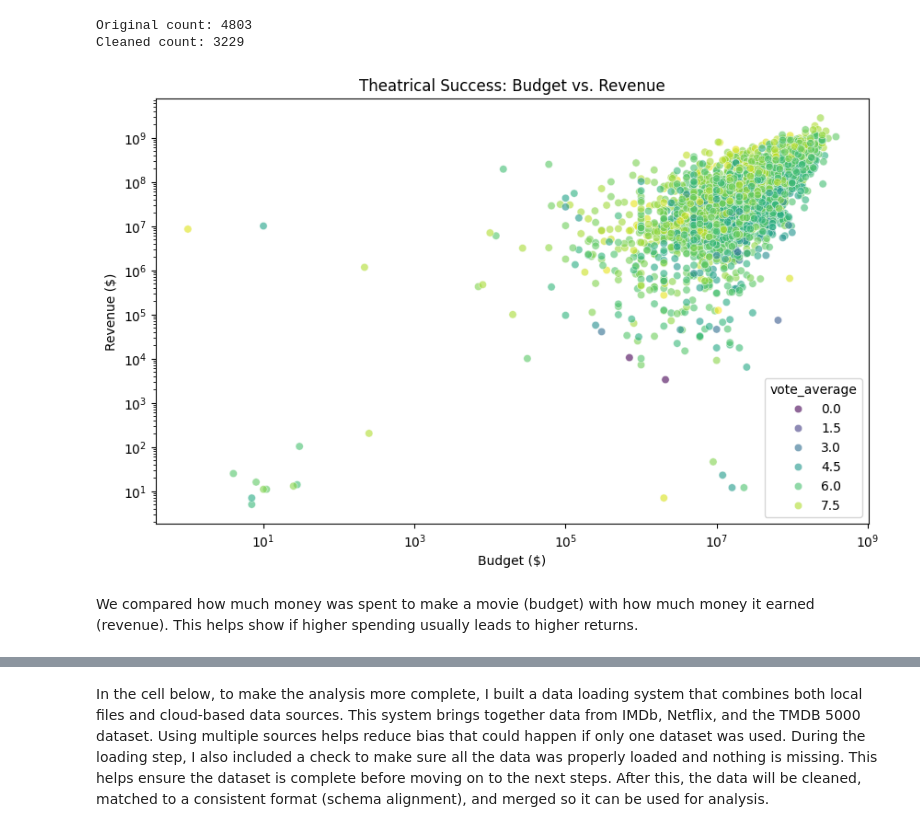
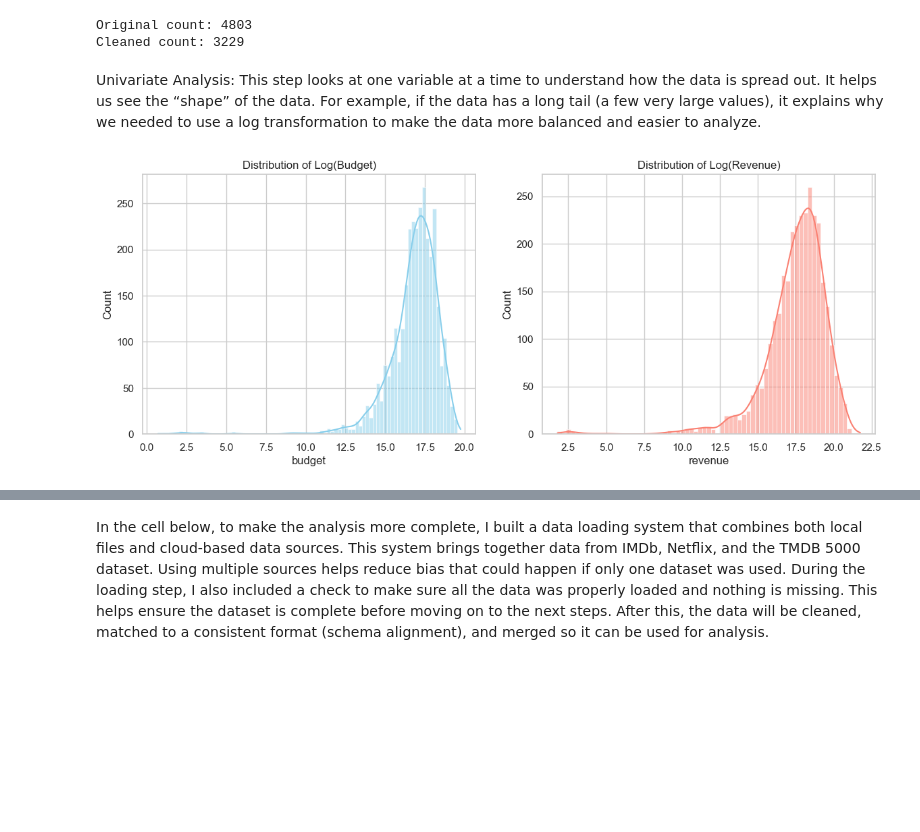
Before and after one commit to IT4063C-Spring26/final-project-ningwaa, a Jupyter notebook: source.ipynb, the cells around one changed output, grey strips where cells are left out. Saved outputs shown, nothing was run; the diff lists cells and outputs as text; code cells hidden in the pictures; blank space fills up the shorter version.

```diff
--- a/source.ipynb
+++ b/source.ipynb
@@ -115,23 +115,26 @@ Original count: 4803
 Cleaned count: 3229
 # %%
 #Exploratory Data Analysis
-# %%
-# This analysis looks at how movie budgets relate to the money they earn. A scatter plot was used to compare multiple variables at the same time:
-# Budget vs. Revenue (Main Relationship):
-
-# import seaborn as sns
-import matplotlib.pyplot as plt
-
-plt.figure(figsize=(10, 6))
-sns.scatterplot(data=analysis_df, x='budget', y='revenue', hue='vote_average', palette='viridis', alpha=0.6)
-
-plt.title('Theatrical Success: Budget vs. Revenue')
-plt.xlabel('Budget ($)')
-plt.ylabel('Revenue ($)')
-plt.xscale('log')
-plt.yscale('log')
-plt.show()
-# %% [output]
-[figure, removed]
-# %% [markdown]
-We compared how much money was spent to make a movie (budget) with how much money it earned (revenue). This helps show if higher spending usually leads to higher returns.
+# %% [markdown]
+Univariate Analysis:
+This step looks at one variable at a time to understand how the data is spread out.
+It helps us see the “shape” of the data. For example, if the data has a long tail (a few very large values), it explains why we needed to use a log transformation to make the data more balanced and easier to analyze.
+# %%
+import matplotlib.pyplot as plt
+import seaborn as sns
+import numpy as np
+
+sns.set_theme(style="whitegrid")
+
+fig, axes = plt.subplots(1, 2, figsize=(14, 5))
+
+
+sns.histplot(np.log1p(analysis_df['budget']), kde=True, ax=axes[0], color='skyblue')
+axes[0].set_title('Distribution of Log(Budget)')
+
+sns.histplot(np.log1p(analysis_df['revenue']), kde=True, ax=axes[1], color='salmon')
+axes[1].set_title('Distribution of Log(Revenue)')
+
+plt.show()
+# %% [output]
+[figure, added]
```
Also changed, not shown: parts of 3 cells of this notebook.
